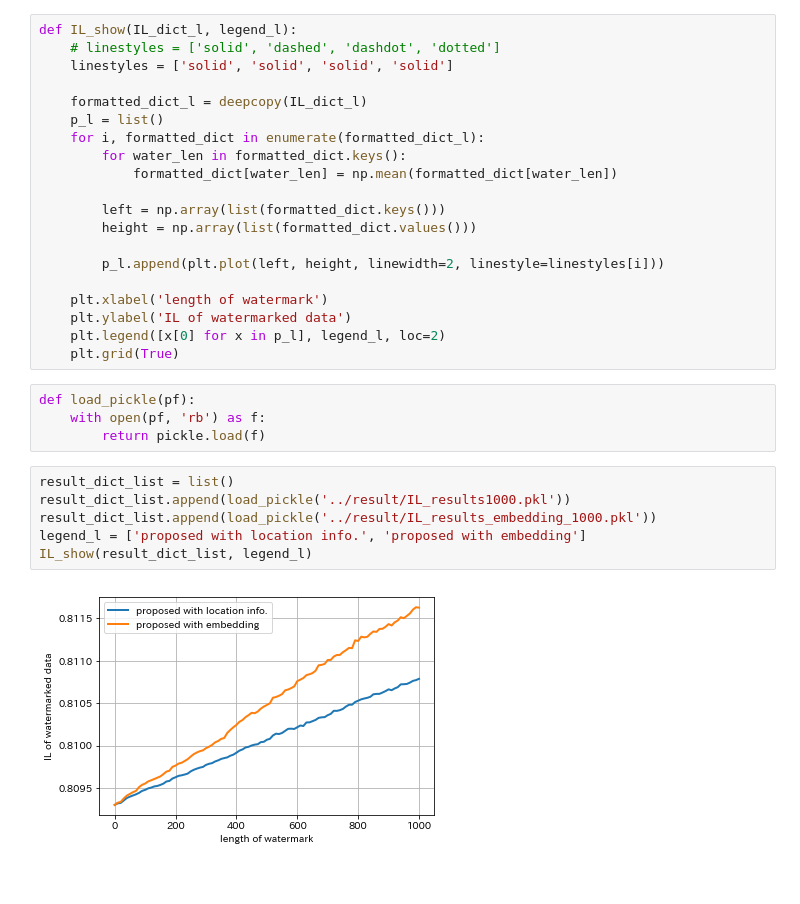
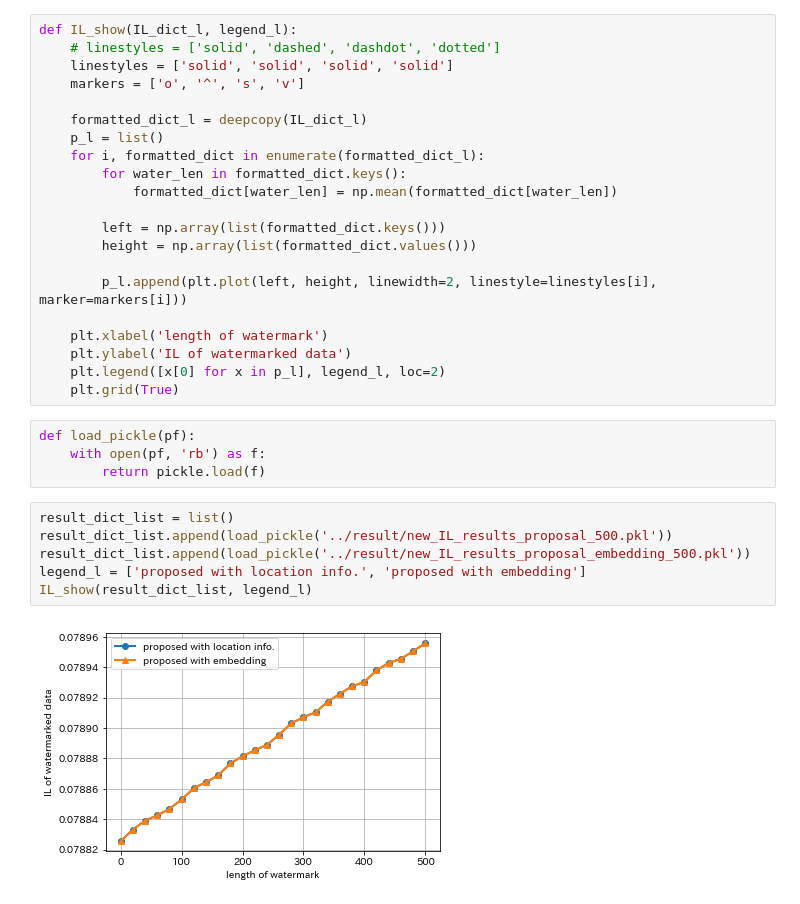
Before and after one commit to yuta1331/watermark, a Jupyter notebook: jupyter/IL_evaluation.ipynb, the cells around one changed output. Cells and saved outputs as stored; diff of their text form.

```diff
--- a/jupyter/IL_evaluation.ipynb
+++ b/jupyter/IL_evaluation.ipynb
@@ -36,6 +36,7 @@ IL_show_from_pickle('../result/IL_results1000.pkl')
 def IL_show(IL_dict_l, legend_l):
     # linestyles = ['solid', 'dashed', 'dashdot', 'dotted']
     linestyles = ['solid', 'solid', 'solid', 'solid']
+    markers = ['o', '^', 's', 'v']
 
     formatted_dict_l = deepcopy(IL_dict_l)
     p_l = list()
@@ -46,7 +47,7 @@ def IL_show(IL_dict_l, legend_l):
         left = np.array(list(formatted_dict.keys()))
         height = np.array(list(formatted_dict.values()))
 
-        p_l.append(plt.plot(left, height, linewidth=2, linestyle=linestyles[i]))
+        p_l.append(plt.plot(left, height, linewidth=2, linestyle=linestyles[i], marker=markers[i]))
 
     plt.xlabel('length of watermark')
     plt.ylabel('IL of watermarked data')
@@ -58,12 +59,12 @@ def load_pickle(pf):
         return pickle.load(f)
 # %%
 result_dict_list = list()
-result_dict_list.append(load_pickle('../result/IL_results1000.pkl'))
-result_dict_list.append(load_pickle('../result/IL_results_embedding_1000.pkl'))
+result_dict_list.append(load_pickle('../result/new_IL_results_proposal_500.pkl'))
+result_dict_list.append(load_pickle('../result/new_IL_results_proposal_embedding_500.pkl'))
 legend_l = ['proposed with location info.', 'proposed with embedding']
 IL_show(result_dict_list, legend_l)
 # %% [output]
-[figure, old version]
+[figure, new version]
 # %%
 result_dict_list = list()
 result_dict_list.append(load_pickle('../result/IL_results_general_proposal_500.pkl'))
```
Also changed, not shown: parts of 5 cells of this notebook, 3 other files.
